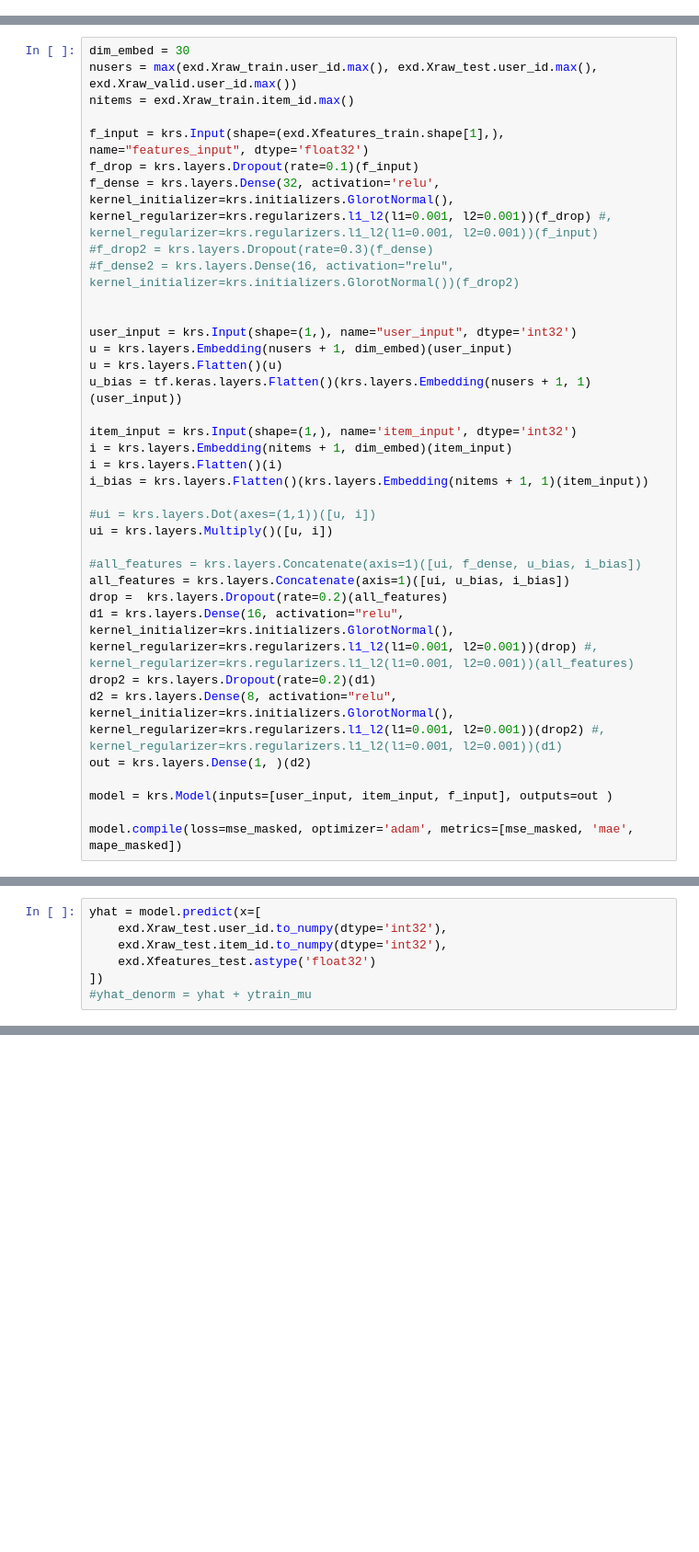
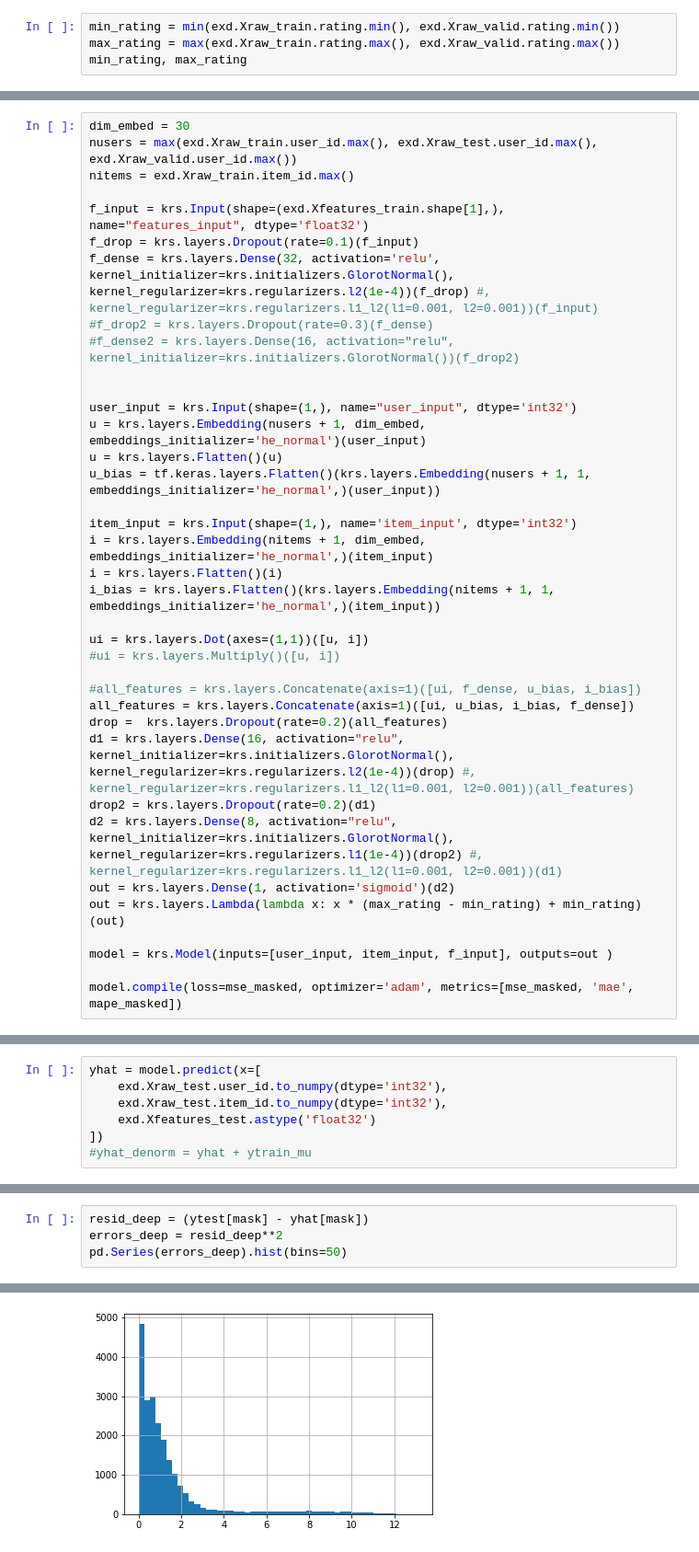
Before and after one commit to maddataanalyst/deepautorec_paper, a Jupyter notebook: notebooks/autorecommender_drafts.ipynb, the cells around one changed output, grey strips where cells are left out. Shown: that part at 92% size. Drawn from its saved outputs; the diff is of its cells as text; blank space fills up the shorter version.

Commit message:
Major model improvement - stable weights embeddings initialization (he normal). Added ratings scaling in the end - sigmoid with min-max scaling

```diff
--- a/notebooks/autorecommender_drafts.ipynb
+++ b/notebooks/autorecommender_drafts.ipynb
@@ -179,3 +189,7 @@ ytest_norm = (exd.Xraw_test.rating - ytrain_mu).to_numpy()
 exd.Xfeatures_train.shape
 # %% [output]
 (36532, 87)
+# %%
+min_rating = min(exd.Xraw_train.rating.min(), exd.Xraw_valid.rating.min())
+max_rating = max(exd.Xraw_train.rating.max(), exd.Xraw_valid.rating.max())
+min_rating, max_rating
@@ -186,31 +202,32 @@ nitems = exd.Xraw_train.item_id.max()
 
 f_input = krs.Input(shape=(exd.Xfeatures_train.shape[1],), name="features_input", dtype='float32')
 f_drop = krs.layers.Dropout(rate=0.1)(f_input)
-f_dense = krs.layers.Dense(32, activation='relu', kernel_initializer=krs.initializers.GlorotNormal(), kernel_regularizer=krs.regularizers.l1_l2(l1=0.001, l2=0.001))(f_drop) #, kernel_regularizer=krs.regularizers.l1_l2(l1=0.001, l2=0.001))(f_input)
+f_dense = krs.layers.Dense(32, activation='relu', kernel_initializer=krs.initializers.GlorotNormal(), kernel_regularizer=krs.regularizers.l2(1e-4))(f_drop) #, kernel_regularizer=krs.regularizers.l1_l2(l1=0.001, l2=0.001))(f_input)
 #f_drop2 = krs.layers.Dropout(rate=0.3)(f_dense)
 #f_dense2 = krs.layers.Dense(16, activation="relu", kernel_initializer=krs.initializers.GlorotNormal())(f_drop2)
 
 
 user_input = krs.Input(shape=(1,), name="user_input", dtype='int32')
-u = krs.layers.Embedding(nusers + 1, dim_embed)(user_input)
+u = krs.layers.Embedding(nusers + 1, dim_embed, embeddings_initializer='he_normal')(user_input)
 u = krs.layers.Flatten()(u)
-u_bias = tf.keras.layers.Flatten()(krs.layers.Embedding(nusers + 1, 1)(user_input))
+u_bias = tf.keras.layers.Flatten()(krs.layers.Embedding(nusers + 1, 1, embeddings_initializer='he_normal',)(user_input))
 
 item_input = krs.Input(shape=(1,), name='item_input', dtype='int32')
-i = krs.layers.Embedding(nitems + 1, dim_embed)(item_input)
+i = krs.layers.Embedding(nitems + 1, dim_embed, embeddings_initializer='he_normal',)(item_input)
 i = krs.layers.Flatten()(i)
-i_bias = krs.layers.Flatten()(krs.layers.Embedding(nitems + 1, 1)(item_input))
+i_bias = krs.layers.Flatten()(krs.layers.Embedding(nitems + 1, 1, embeddings_initializer='he_normal',)(item_input))
 
-#ui = krs.layers.Dot(axes=(1,1))([u, i])
-ui = krs.layers.Multiply()([u, i])
+ui = krs.layers.Dot(axes=(1,1))([u, i])
+#ui = krs.layers.Multiply()([u, i])
 
 #all_features = krs.layers.Concatenate(axis=1)([ui, f_dense, u_bias, i_bias])
-all_features = krs.layers.Concatenate(axis=1)([ui, u_bias, i_bias])
+all_features = krs.layers.Concatenate(axis=1)([ui, u_bias, i_bias, f_dense])
 drop =  krs.layers.Dropout(rate=0.2)(all_features)
-d1 = krs.layers.Dense(16, activation="relu", kernel_initializer=krs.initializers.GlorotNormal(), kernel_regularizer=krs.regularizers.l1_l2(l1=0.001, l2=0.001))(drop) #,  kernel_regularizer=krs.regularizers.l1_l2(l1=0.001, l2=0.001))(all_features)
+d1 = krs.layers.Dense(16, activation="relu", kernel_initializer=krs.initializers.GlorotNormal(), kernel_regularizer=krs.regularizers.l2(1e-4))(drop) #,  kernel_regularizer=krs.regularizers.l1_l2(l1=0.001, l2=0.001))(all_features)
 drop2 = krs.layers.Dropout(rate=0.2)(d1)
-d2 = krs.layers.Dense(8, activation="relu", kernel_initializer=krs.initializers.GlorotNormal(), kernel_regularizer=krs.regularizers.l1_l2(l1=0.001, l2=0.001))(drop2) #,  kernel_regularizer=krs.regularizers.l1_l2(l1=0.001, l2=0.001))(d1)
-out = krs.layers.Dense(1, )(d2)
+d2 = krs.layers.Dense(8, activation="relu", kernel_initializer=krs.initializers.GlorotNormal(), kernel_regularizer=krs.regularizers.l1(1e-4))(drop2) #,  kernel_regularizer=krs.regularizers.l1_l2(l1=0.001, l2=0.001))(d1)
+out = krs.layers.Dense(1, activation='sigmoid')(d2)
+out = krs.layers.Lambda(lambda x: x * (max_rating - min_rating) + min_rating)(out)
 
 model = krs.Model(inputs=[user_input, item_input, f_input], outputs=out )
 
@@ -281,0 +295,5 @@ mape_masked(ytest, yhat).numpy() #yhat_denorm).numpy()
+# %%
+resid_deep = (ytest[mask] - yhat[mask])
+errors_deep = resid_deep**2
+pd.Series(errors_deep).hist(bins=50)
+# %% [output]
@@ -282,3 +301,4 @@ mape_masked(ytest, yhat).numpy() #yhat_denorm).numpy()
+[figure, added]
 # %%
 import gc
 tf.keras.backend.clear_session()
```
Also changed, not shown: parts of 15 cells of this notebook, 2 other files.
